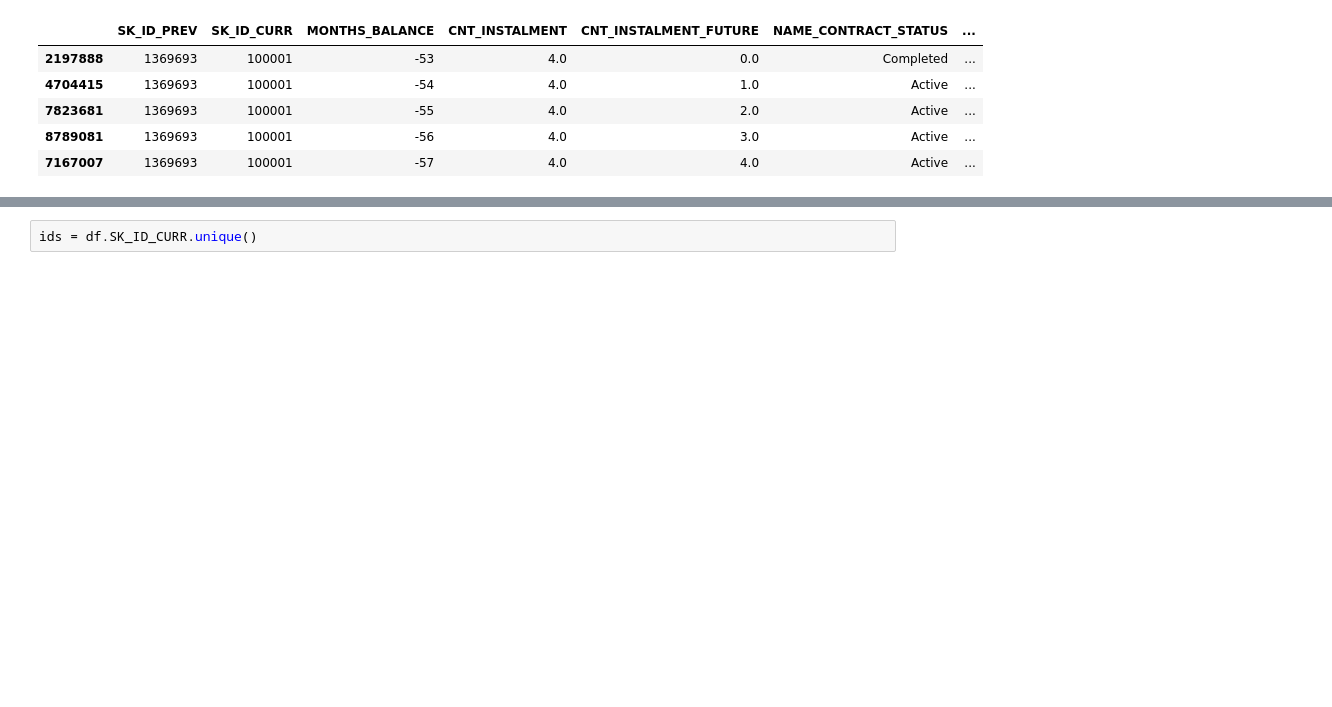
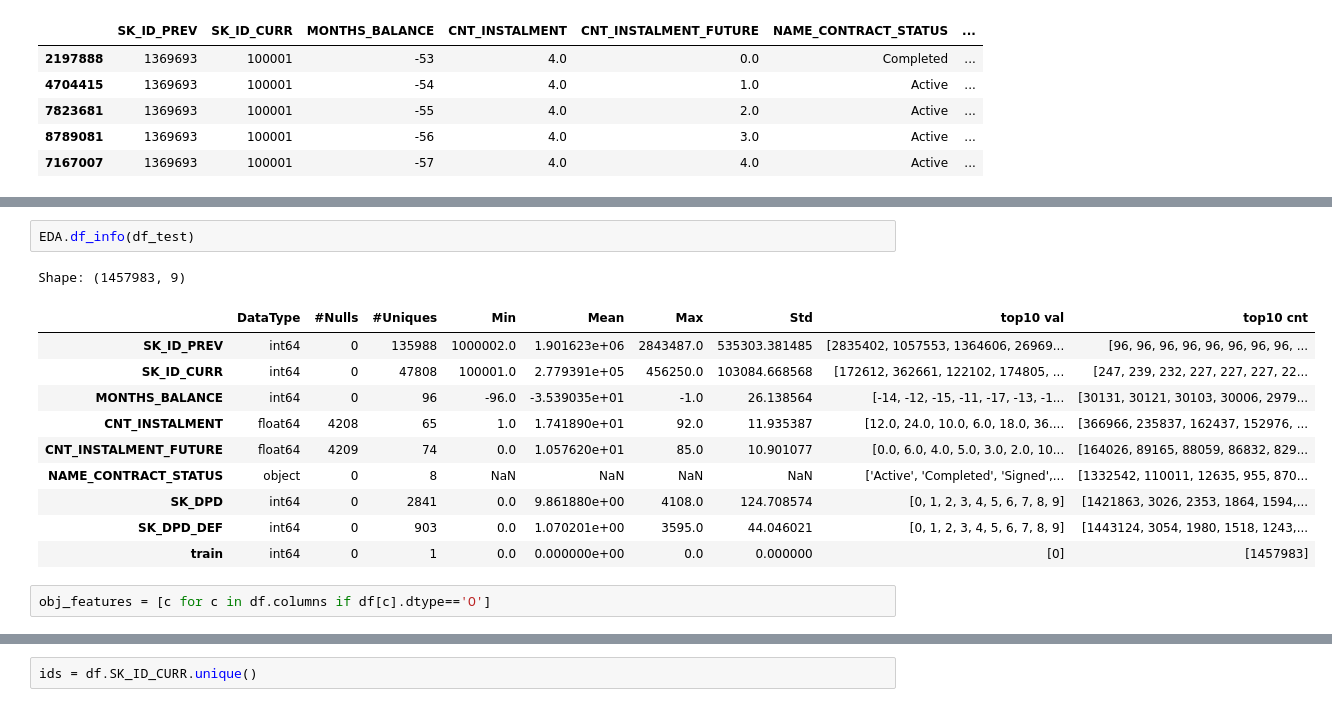
Before and after one commit to KazukiOnodera/Home-Credit-Default-Risk, a Jupyter notebook: py/EDA_004_POS_CASH_balance.ipynb, the cells around one changed output, grey strips where cells are left out. Saved outputs shown, nothing was run; the diff lists cells and outputs as text; blank space fills up the shorter version.

```diff
--- a/py/EDA_004_POS_CASH_balance.ipynb
+++ b/py/EDA_004_POS_CASH_balance.ipynb
@@ -33,0 +41,16 @@ Shape: (10001358, 8)
+# %%
+EDA.df_info(df_test)
+# %% [output]
+Shape: (1457983, 9)
+|  | DataType | #Nulls | #Uniques | Min | Mean | Max | Std | top10 val | top10 cnt |
+| SK_ID_PREV | int64 | 0 | 135988 | 1000002.0 | 1.901623e+06 | 2843487.0 | 535303.381485 | [2835402, 1057553, 1364606, 26969... | [96, 96, 96, 96, 96, 96, 96, 96, ... |
+| SK_ID_CURR | int64 | 0 | 47808 | 100001.0 | 2.779391e+05 | 456250.0 | 103084.668568 | [172612, 362661, 122102, 174805, ... | [247, 239, 232, 227, 227, 227, 22... |
+| MONTHS_BALANCE | int64 | 0 | 96 | -96.0 | -3.539035e+01 | -1.0 | 26.138564 | [-14, -12, -15, -11, -17, -13, -1... | [30131, 30121, 30103, 30006, 2979... |
+| CNT_INSTALMENT | float64 | 4208 | 65 | 1.0 | 1.741890e+01 | 92.0 | 11.935387 | [12.0, 24.0, 10.0, 6.0, 18.0, 36.... | [366966, 235837, 162437, 152976, ... |
+| CNT_INSTALMENT_FUTURE | float64 | 4209 | 74 | 0.0 | 1.057620e+01 | 85.0 | 10.901077 | [0.0, 6.0, 4.0, 5.0, 3.0, 2.0, 10... | [164026, 89165, 88059, 86832, 829... |
+| NAME_CONTRACT_STATUS | object | 0 | 8 | NaN | NaN | NaN | NaN | ['Active', 'Completed', 'Signed',... | [1332542, 110011, 12635, 955, 870... |
+| SK_DPD | int64 | 0 | 2841 | 0.0 | 9.861880e+00 | 4108.0 | 124.708574 | [0, 1, 2, 3, 4, 5, 6, 7, 8, 9] | [1421863, 3026, 2353, 1864, 1594,... |
+| SK_DPD_DEF | int64 | 0 | 903 | 0.0 | 1.070201e+00 | 3595.0 | 44.046021 | [0, 1, 2, 3, 4, 5, 6, 7, 8, 9] | [1443124, 3054, 1980, 1518, 1243,... |
+| train | int64 | 0 | 1 | 0.0 | 0.000000e+00 | 0.0 | 0.000000 | [0] | [1457983] |
+# %%
+obj_features = [c for c in df.columns if df[c].dtype=='O']
```
Also changed, not shown: parts of 11 cells of this notebook, 12 other files.
